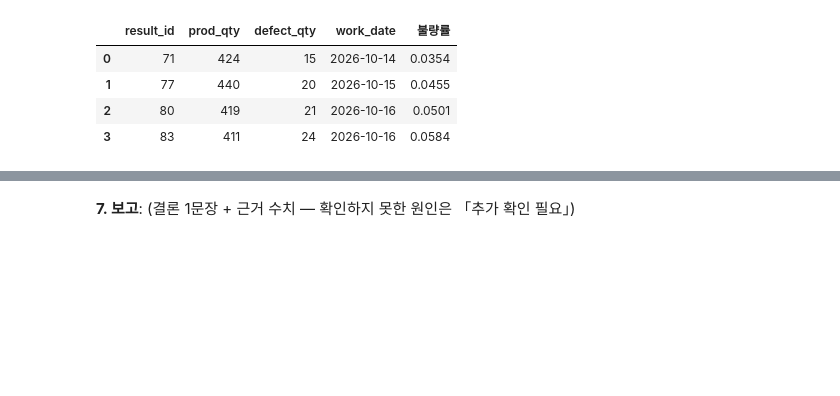
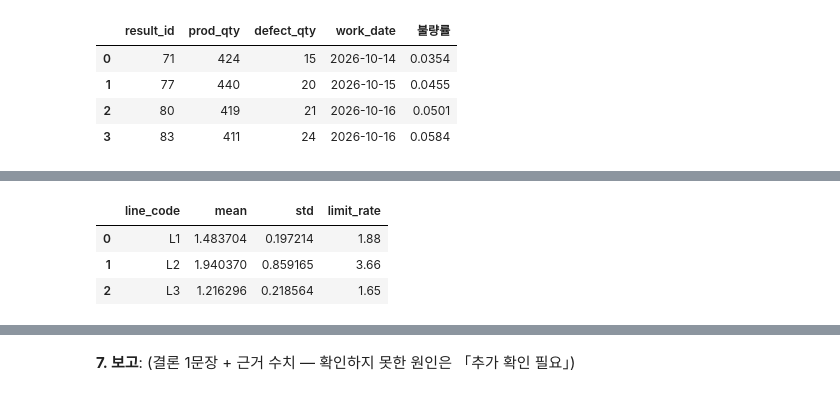
Before and after one commit to SojeongShin/production-db-python-mini-project, a Jupyter notebook: production-db-analysis/notebooks/상트랙_분석.ipynb, the cells around one changed output, grey strips where cells are left out. Cells and saved outputs as stored; diff of their text form; code cells hidden in the pictures; blank space fills up the shorter version.

```diff
--- a/production-db-analysis/notebooks/상트랙_분석.ipynb
+++ b/production-db-analysis/notebooks/상트랙_분석.ipynb
@@ -226,11 +225,0 @@ q("select equip_code, temp_c, vibration_mm_s" \
-# %%
-insert_sql = text("""
-INSERT INTO quality_judgment (work_date, line_code, defect_rate, judgment)
-VALUES (:work_date, :line_code, :defect_rate, :judgment)
-""")
-
-with engine.begin() as conn:   # 블록이 끝나면 COMMIT, 중간에 오류가 나면 ROLLBACK
-    conn.execute(insert_sql, {"work_date": "2026-10-01", "line_code": "L1",
-                              "defect_rate": 1.53, "judgment": "정상"})
-
-q("SELECT work_date, line_code, defect_rate, judgment FROM quality_judgment")
@@ -313,0 +226,64 @@ q("""
+# %%
+import numpy as np
+
+# 1) 설비·일자별 온도·진동
+sensor = q("""
+    select s.measured_at::date as work_date,
+           s.equip_code,
+           e.line_code,
+           avg(s.vibration_mm_s) as avg_vib,
+           max(s.vibration_mm_s) as max_vib,
+           avg(s.temp_c)         as avg_temp,
+           max(s.temp_c)         as max_temp
+    from sensor_hourly s
+    join equipment_master e on s.equip_code = e.equip_code
+    group by s.measured_at::date, s.equip_code, e.line_code
+""")
+
+# 2) 일자·라인별 불량률 (%)
+rate = q("""
+    select work_date,
+           line_code,
+           sum(defect_qty) * 100.0 / nullif(sum(prod_qty), 0) as defect_rate
+    from production_result
+    group by work_date, line_code
+""")
+rate['defect_rate'] = rate['defect_rate'].astype(float).round(2)
+
+# 3) 라인별 임계치 = 평균 + 2σ
+K = 2
+limit = rate.groupby('line_code')['defect_rate'].agg(['mean', 'std']).reset_index()
+limit['limit_rate'] = (limit['mean'] + K * limit['std']).round(2)
+rate = rate.merge(limit[['line_code', 'limit_rate']], on='line_code')
+
+rate['judgment'] = np.where(rate['defect_rate'] > rate['limit_rate'], '이상', '정상')
+rate['judge_reason'] = np.where(
+    rate['judgment'] == '이상',
+    '불량률 ' + rate['defect_rate'].astype(str) + '% > 기준 ' + rate['limit_rate'].astype(str) + '%',
+    None)
+
+# 4) 설비 행에 라인 판정을 붙여서 합치기
+df = sensor.merge(rate, on=['work_date', 'line_code'])
+num = ['avg_vib', 'max_vib', 'avg_temp', 'max_temp']
+df[num] = df[num].astype(float).round(2)
+
+# 5) 한 번에 INSERT
+cols = ['work_date', 'line_code', 'equip_code', 'defect_rate',
+        'avg_vib', 'max_vib', 'avg_temp', 'max_temp', 'judgment', 'judge_reason']
+rows = df[cols].astype(object).where(df[cols].notna(), None).to_dict('records')   # NaN → NULL
+
+with engine.begin() as conn:
+    conn.execute(text("""
+        insert into quality_judgment
+          (work_date, line_code, equip_code, defect_rate, avg_vib, max_vib, avg_temp, max_temp, judgment, judge_reason)
+        values
+          (:work_date, :line_code, :equip_code, :defect_rate, :avg_vib, :max_vib, :avg_temp, :max_temp, :judgment, :judge_reason)
+    """), rows)
+
+display(limit)
+q("select line_code, judgment, count(distinct work_date) as 일수 from quality_judgment group by 1, 2 order by 1, 2")
+# %% [output]
+|  | line_code | mean | std | limit_rate |
+| 0 | L1 | 1.483704 | 0.197214 | 1.88 |
+| 1 | L2 | 1.940370 | 0.859165 | 3.66 |
+| 2 | L3 | 1.216296 | 0.218564 | 1.65 |
```
Also changed, not shown: parts of 20 cells of this notebook, 3 other files.
